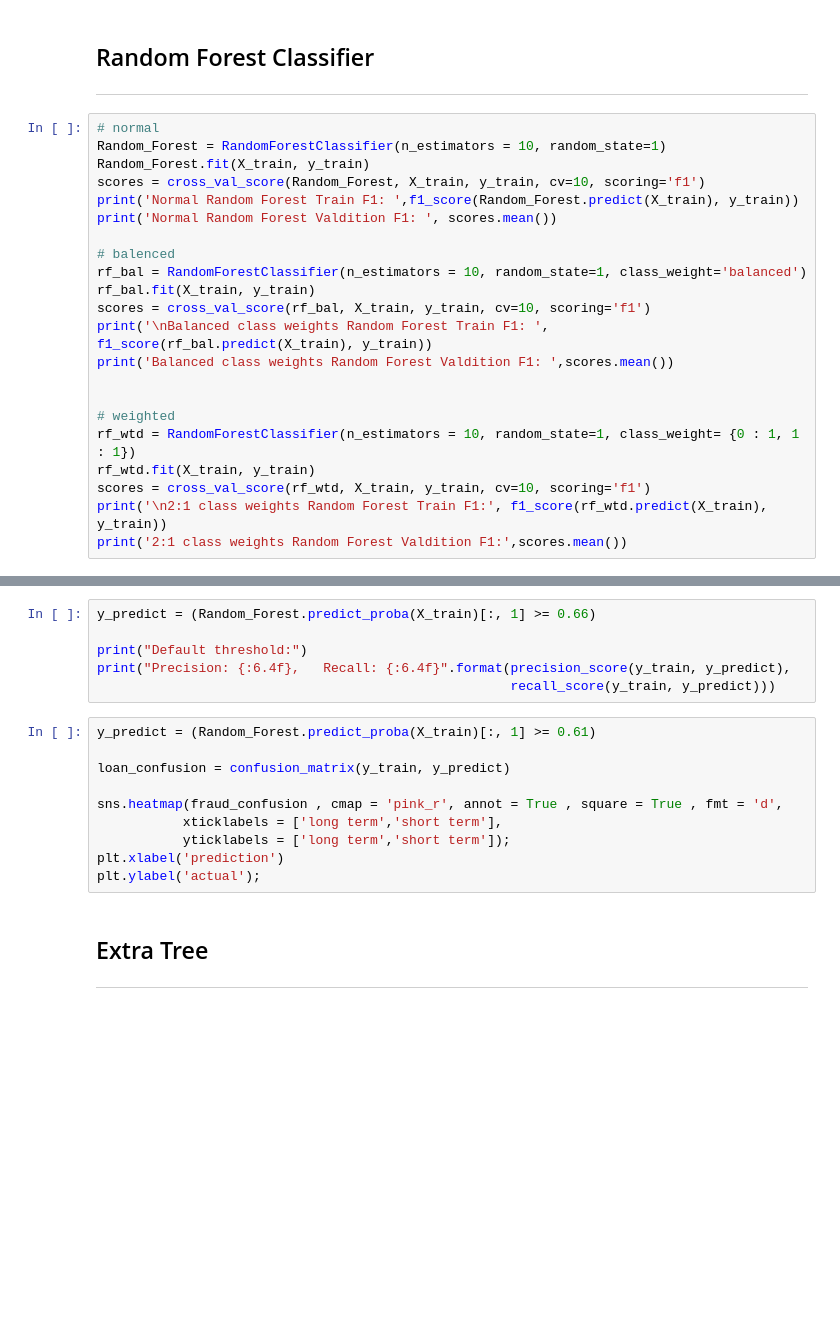
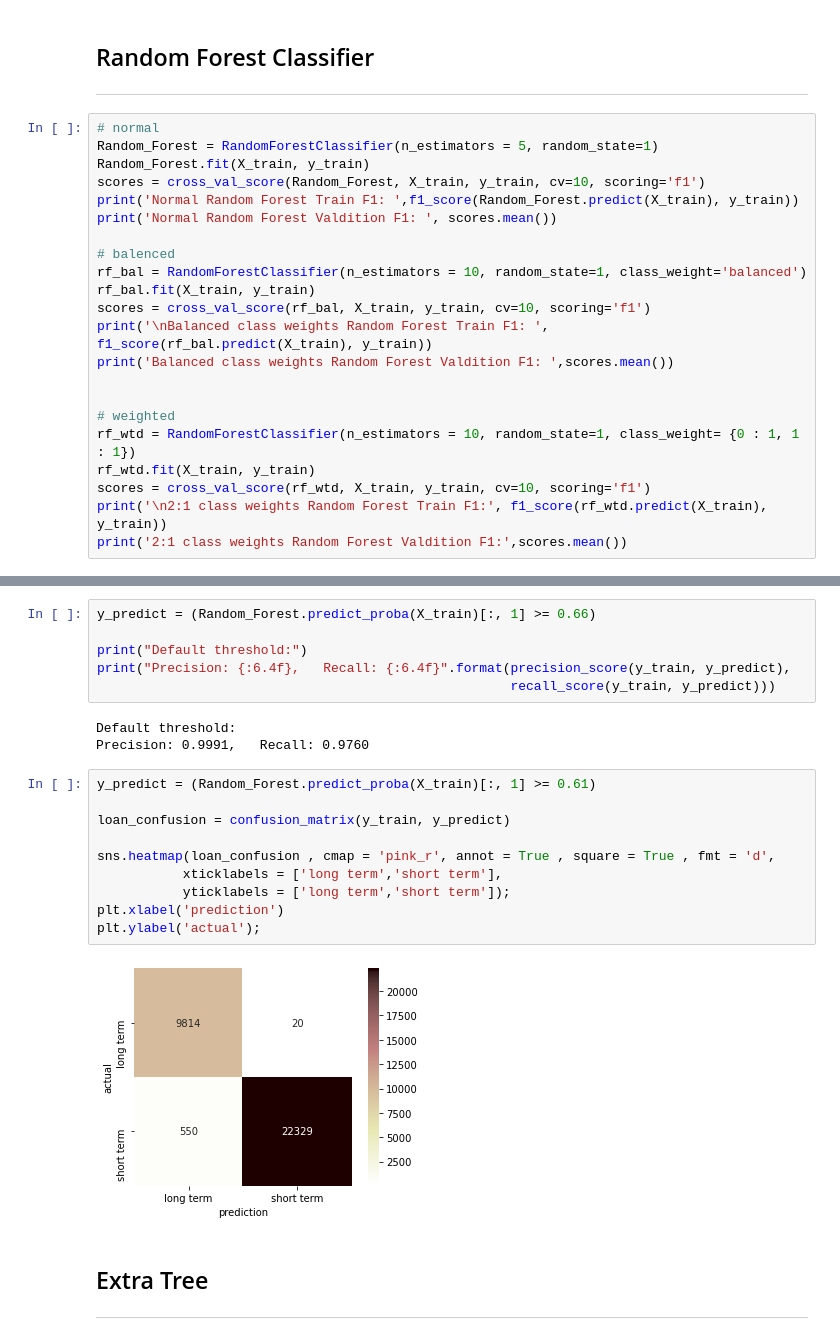
Before and after one commit to iamal95/Bank-Loan-classification, a Jupyter notebook: Code/Bank-Loan-classification.ipynb, the cells around one changed output, grey strips where cells are left out. Cells and saved outputs as stored; diff of their text form; blank space fills up the shorter version.

```diff
--- a/Code/Bank-Loan-classification.ipynb
+++ b/Code/Bank-Loan-classification.ipynb
@@ -649,7 +1258,7 @@ plt.ylabel('actual');
 ---
 # %%
 # normal
-Random_Forest = RandomForestClassifier(n_estimators = 10, random_state=1)
+Random_Forest = RandomForestClassifier(n_estimators = 5, random_state=1)
 Random_Forest.fit(X_train, y_train)
 scores = cross_val_score(Random_Forest, X_train, y_train, cv=10, scoring='f1')
 print('Normal Random Forest Train F1: ',f1_score(Random_Forest.predict(X_train), y_train))
@@ -682,16 +1336,21 @@ y_predict = (Random_Forest.predict_proba(X_train)[:, 1] >= 0.66)
 print("Default threshold:")
 print("Precision: {:6.4f},   Recall: {:6.4f}".format(precision_score(y_train, y_predict),
                                                      recall_score(y_train, y_predict)))
+# %% [output]
+Default threshold:
+Precision: 0.9991,   Recall: 0.9760
 # %%
 y_predict = (Random_Forest.predict_proba(X_train)[:, 1] >= 0.61)
 
 loan_confusion = confusion_matrix(y_train, y_predict)
 
-sns.heatmap(fraud_confusion , cmap = 'pink_r', annot = True , square = True , fmt = 'd',
+sns.heatmap(loan_confusion , cmap = 'pink_r', annot = True , square = True , fmt = 'd',
            xticklabels = ['long term','short term'],
            yticklabels = ['long term','short term']);
 plt.xlabel('prediction')
 plt.ylabel('actual');
+# %% [output]
+[figure, added]
 # %% [markdown]
 ## Extra Tree
 ---
```
Also changed, not shown: parts of 91 cells of this notebook.
